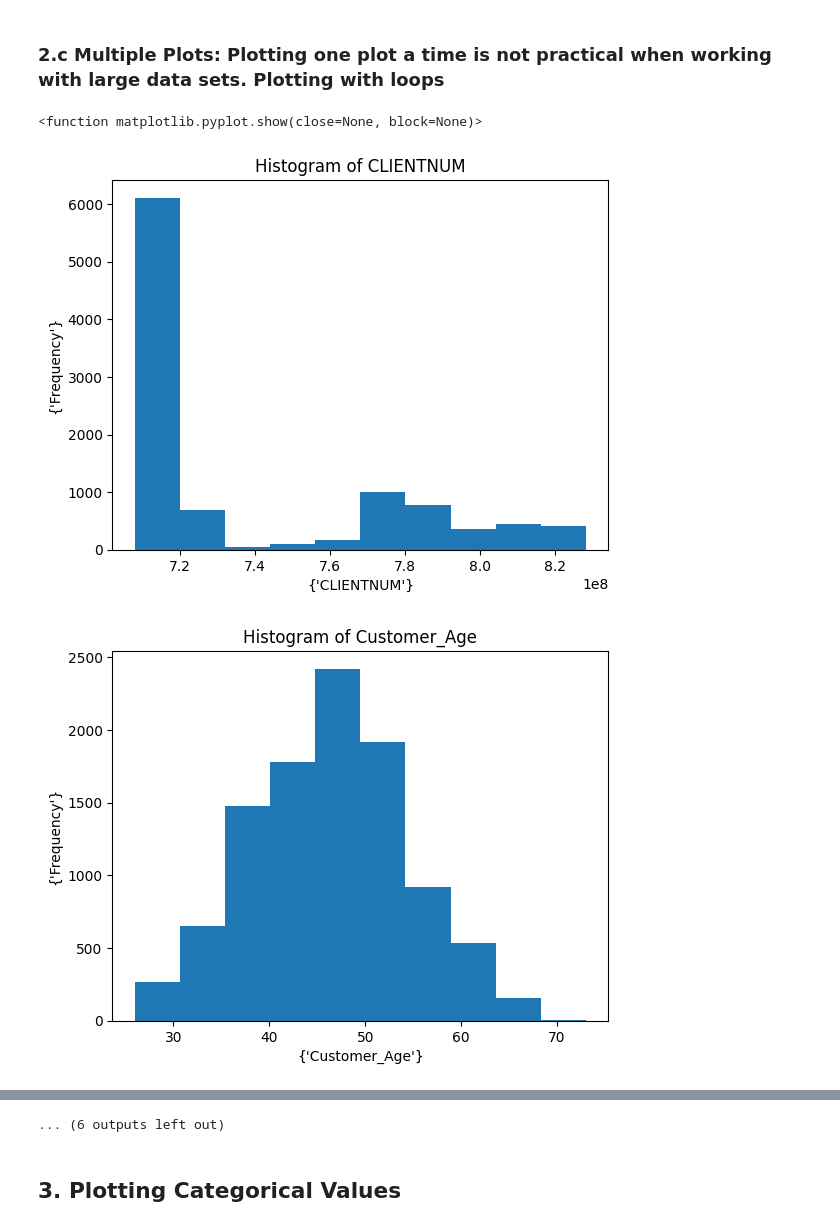
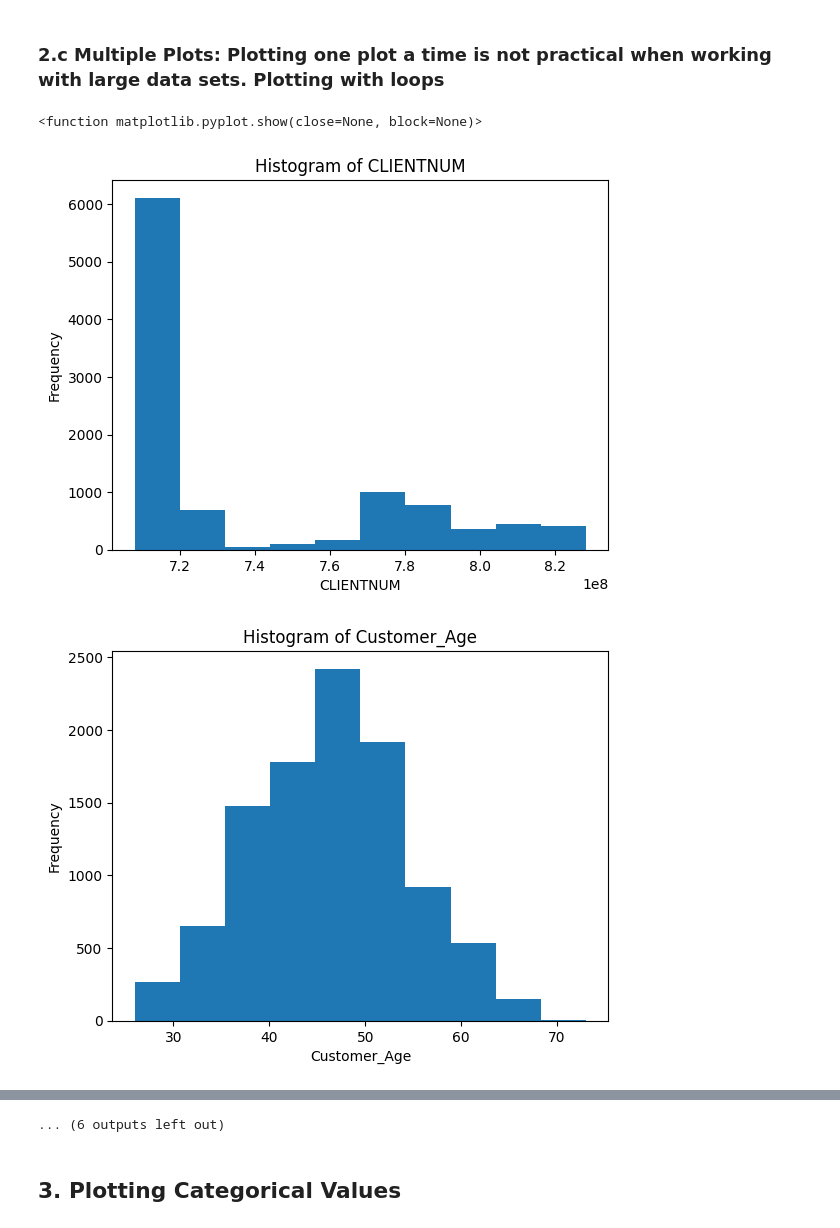
Before and after one commit to vijaypatha/data-visualizations, a Jupyter notebook: 01_creating_plots.ipynb, the cells around one changed output, grey strips where cells are left out. Cells and saved outputs as stored; diff of their text form; code cells hidden in the pictures.

```diff
--- a/01_creating_plots.ipynb
+++ b/01_creating_plots.ipynb
@@ -150,20 +150,20 @@ plt.show()
 # %%
 # Preparing Data
 numeric_columns = df.select_dtypes(include=["number"]).columns
 
 # Ploting Data
 for columns in numeric_columns:
     plt.figure()
     plt.hist(df[columns],bins=10)
     # Labeling Plots
     plt.title(f'Histogram of {columns}')
-    plt.xlabel({columns})
-    plt.ylabel({'Frequency'})
+    plt.xlabel(columns)
+    plt.ylabel('Frequency')
 
 # Display Plots
 plt.tight_layout()
 plt.show
 # %% [output]
 <function matplotlib.pyplot.show(close=None, block=None)>
-[figure, old version]
+[figure, new version]
-[figure, old version]
+[figure, new version]
```
Also changed, not shown: parts of 11 cells of this notebook.
